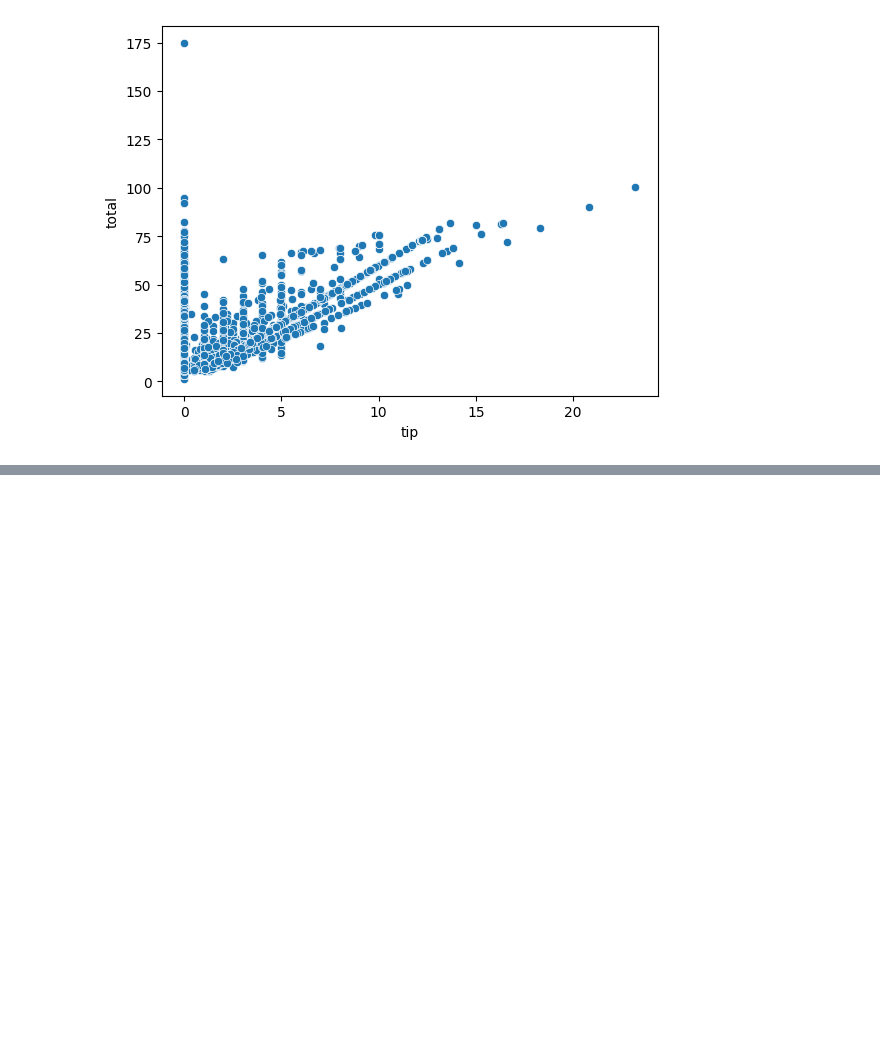
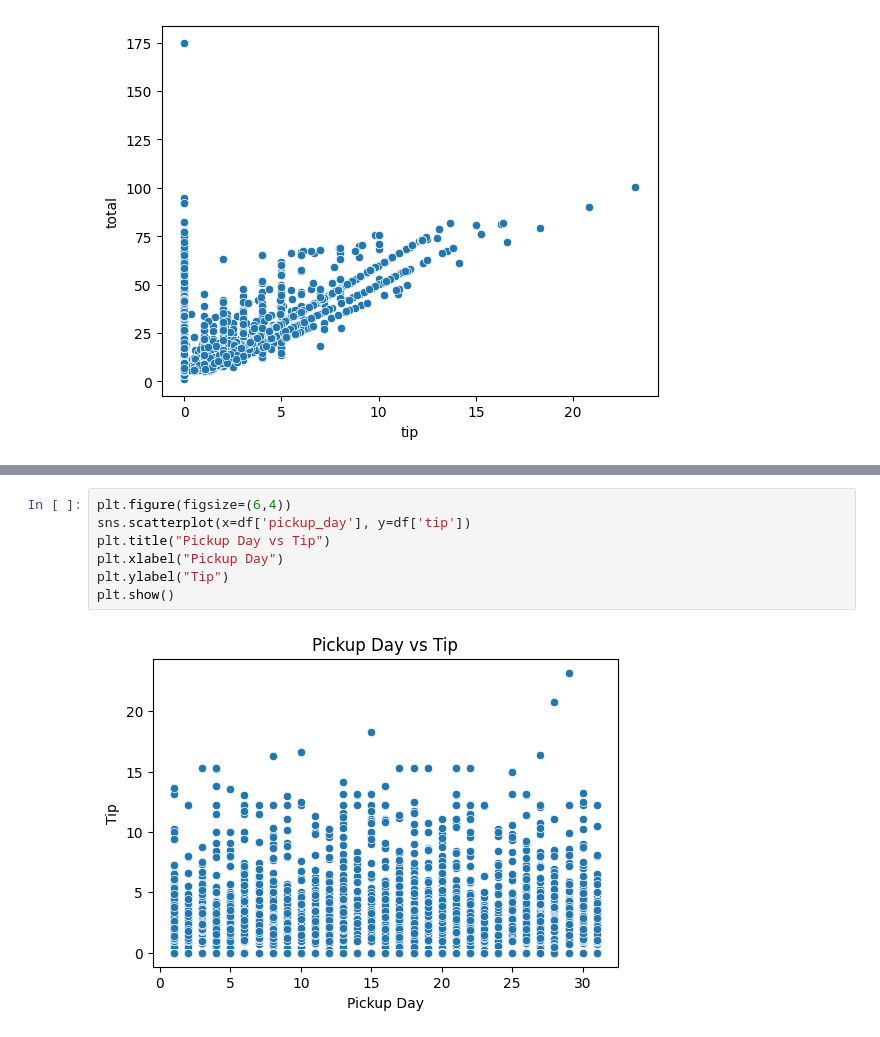
Before and after one commit to ShivaniMareddy/hypothesis_testing_and_statistical_inference, a Jupyter notebook: Hypothesis_Testing_and_Statistical_Inference.ipynb, the cells around one changed output, grey strips where cells are left out. Cells and saved outputs as stored; diff of their text form; blank space fills up the shorter version.

```diff
--- a/Hypothesis_Testing_and_Statistical_Inference.ipynb
+++ b/Hypothesis_Testing_and_Statistical_Inference.ipynb
@@ -668,0 +1129,9 @@ sns.scatterplot(x=df['tip'],y=df['total'])
+# %%
+plt.figure(figsize=(6,4))
+sns.scatterplot(x=df['pickup_day'], y=df['tip'])
+plt.title("Pickup Day vs Tip")
+plt.xlabel("Pickup Day")
+plt.ylabel("Tip")
+plt.show()
+# %% [output]
+[figure, added]
```
Also changed, not shown: parts of 71 cells of this notebook.
